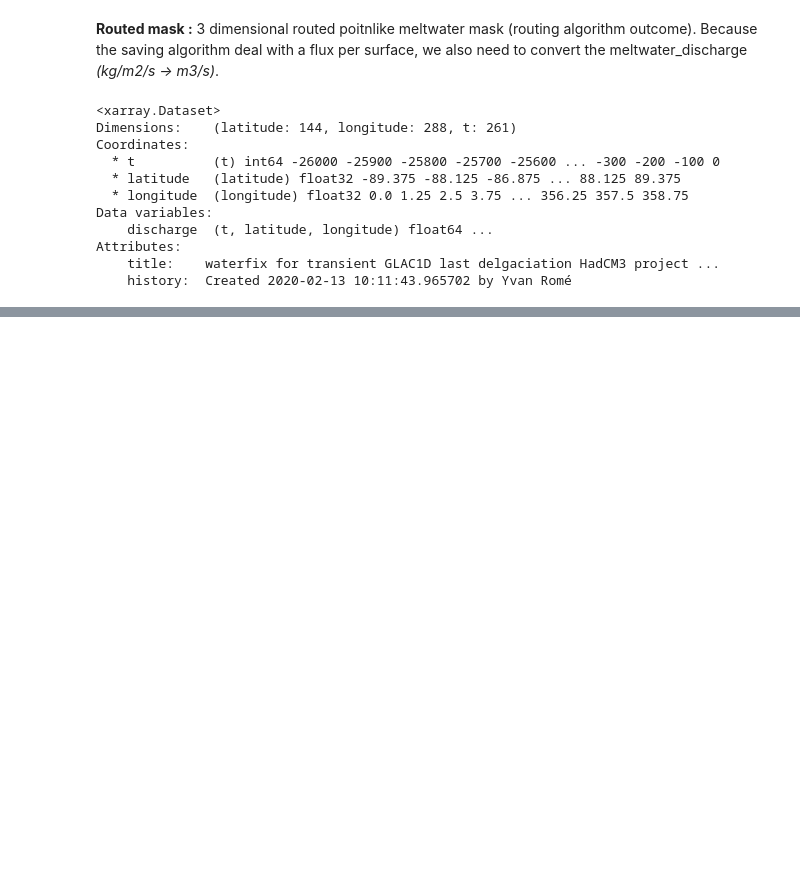
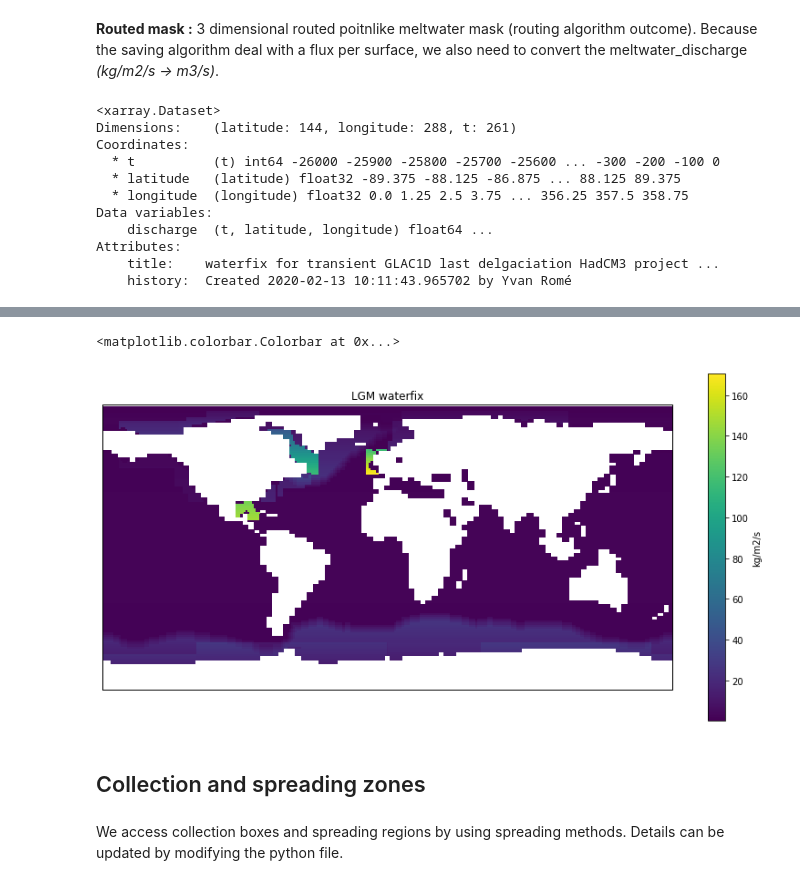
Before and after one commit to Olnavy/mw_protocol, a Jupyter notebook: demo/spreading_demo.ipynb, the cells around one changed output, grey strips where cells are left out. Saved outputs shown, nothing was run; the diff lists cells and outputs as text; code cells hidden in the pictures; blank space fills up the shorter version.

```diff
--- a/demo/spreading_demo.ipynb
+++ b/demo/spreading_demo.ipynb
@@ -62,5 +62,5 @@ axMap.add_feature(cartopy.feature.LAND, zorder=0, edgecolor='black')
 # %%
-ds_lsm = xr.open_dataset('/nfs/annie/eeymr/work/data/Proj_GLAC1D/lsm/teadv3.qrparm.omask.nc')
+ds_lsm = xr.open_dataset('/nfs/annie/earpal/database/experiments/temev/inidata/temev.qrparm.omask.nc')
 lon_lsm, lat_lsm, depth, lsm = ds_lsm.longitude.values, ds_lsm.latitude.values, ds_lsm.depthdepth.values, ds_lsm.lsm.values
 
 masked = np.copy(lsm)  # land mask True (1) on land
@@ -79,0 +135,15 @@ Text(0.5,1,'Land sea mask - 500m')
+# %%
+projection_map = ccrs.PlateCarree()
+figMap,axMap = plt.subplots(nrows=1, ncols=1, subplot_kw={'projection':projection_map}, figsize=(14,7))
+
+cmap = axMap.pcolormesh(lon_hadcm3_b, lat_hadcm3_b, saving.masking_method(spreaded_mw[40], lsm), transform=ccrs.PlateCarree())
+axMap.set_global()
+axMap.set_title("LGM waterfix")
+figMap.colorbar(mappable=cmap, ax=axMap, label="kg/m2/s")
+# %% [output]
+<matplotlib.colorbar.Colorbar at 0x...>
+[figure, added]
+# %% [markdown]
+## Collection and spreading zones
+# %% [markdown]
+We access collection boxes and spreading regions by using spreading methods. Details can be updated by modifying the python file.
```
Also changed, not shown: parts of 18 cells of this notebook, 9 other files.
